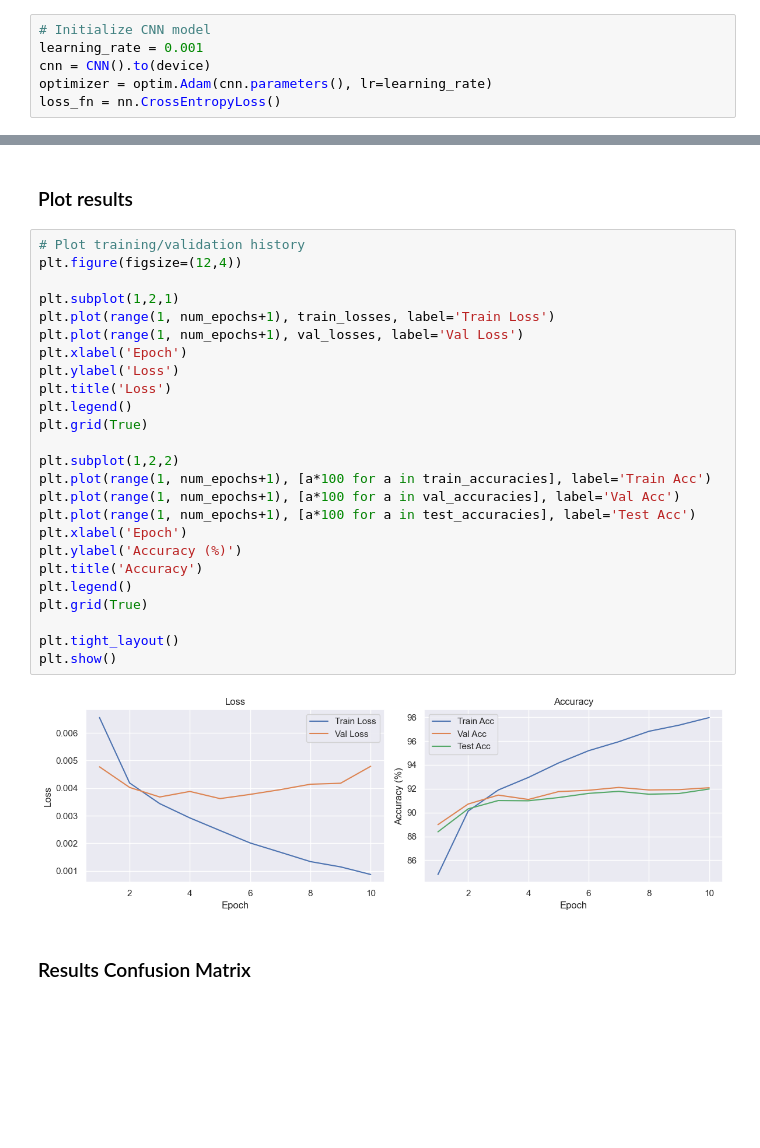
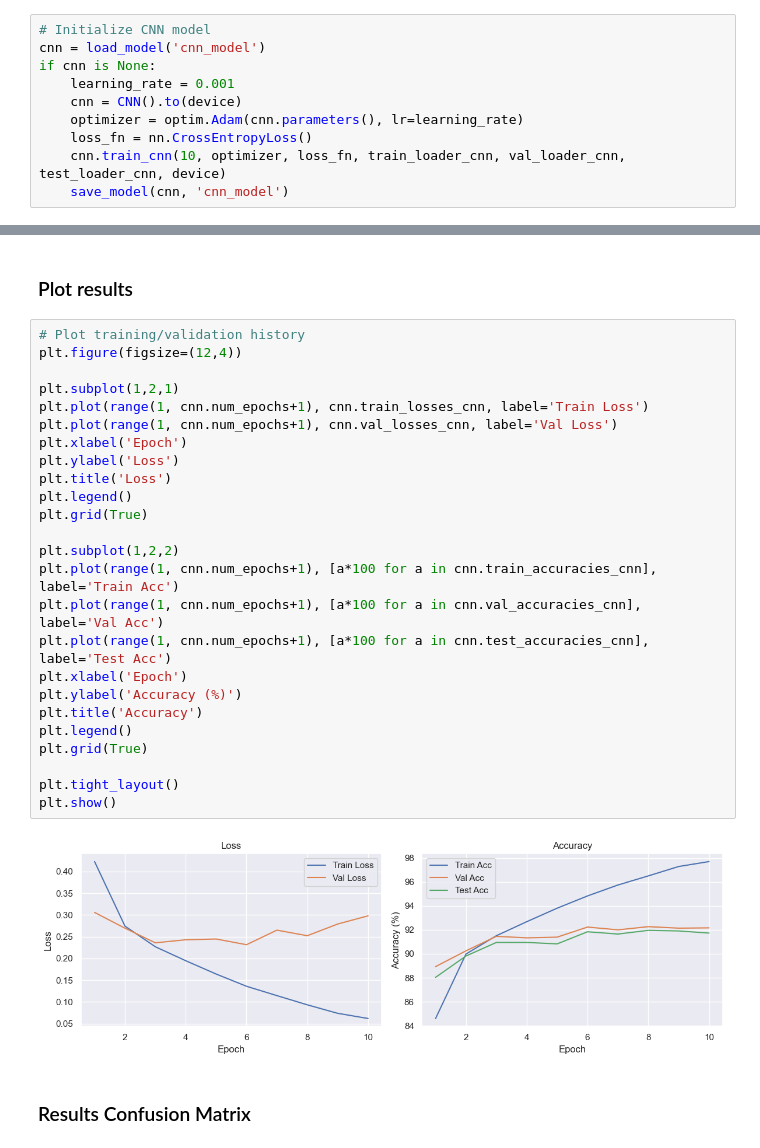
Before and after one commit to NickMilin/COMP551_A3, a Jupyter notebook: COMP551_A3.ipynb, the cells around one changed output, grey strips where cells are left out. Drawn from its saved outputs; the diff is of its cells as text; blank space fills up the shorter version.

```diff
--- a/COMP551_A3.ipynb
+++ b/COMP551_A3.ipynb
@@ -531,6 +506,10 @@ class CNN(nn.Module):
 # %%
 # Initialize CNN model
-learning_rate = 0.001
-cnn = CNN().to(device)
-optimizer = optim.Adam(cnn.parameters(), lr=learning_rate)
-loss_fn = nn.CrossEntropyLoss()
+cnn = load_model('cnn_model')
+if cnn is None:
+    learning_rate = 0.001
+    cnn = CNN().to(device)
+    optimizer = optim.Adam(cnn.parameters(), lr=learning_rate)
+    loss_fn = nn.CrossEntropyLoss()
+    cnn.train_cnn(10, optimizer, loss_fn, train_loader_cnn, val_loader_cnn, test_loader_cnn, device)
+    save_model(cnn, 'cnn_model')
@@ -629,30 +531,30 @@ Epoch 10/10: Train loss=0.0003, Train acc=99.36%, Val loss=0.0077, Val acc=92.01
 # %%
 # Plot training/validation history
 plt.figure(figsize=(12,4))
 
 plt.subplot(1,2,1)
-plt.plot(range(1, num_epochs+1), train_losses, label='Train Loss')
-plt.plot(range(1, num_epochs+1), val_losses, label='Val Loss')
+plt.plot(range(1, cnn.num_epochs+1), cnn.train_losses_cnn, label='Train Loss')
+plt.plot(range(1, cnn.num_epochs+1), cnn.val_losses_cnn, label='Val Loss')
 plt.xlabel('Epoch')
 plt.ylabel('Loss')
 plt.title('Loss')
 plt.legend()
 plt.grid(True)
 
 plt.subplot(1,2,2)
-plt.plot(range(1, num_epochs+1), [a*100 for a in train_accuracies], label='Train Acc')
-plt.plot(range(1, num_epochs+1), [a*100 for a in val_accuracies], label='Val Acc')
-plt.plot(range(1, num_epochs+1), [a*100 for a in test_accuracies], label='Test Acc')
+plt.plot(range(1, cnn.num_epochs+1), [a*100 for a in cnn.train_accuracies_cnn], label='Train Acc')
+plt.plot(range(1, cnn.num_epochs+1), [a*100 for a in cnn.val_accuracies_cnn], label='Val Acc')
+plt.plot(range(1, cnn.num_epochs+1), [a*100 for a in cnn.test_accuracies_cnn], label='Test Acc')
 plt.xlabel('Epoch')
 plt.ylabel('Accuracy (%)')
 plt.title('Accuracy')
 plt.legend()
 plt.grid(True)
 
 plt.tight_layout()
 plt.show()
 # %% [output]
-[figure, old version]
+[figure, new version]
 # %% [markdown]
 ### Results Confusion Matrix
 # %%
```
Also changed, not shown: parts of 10 cells of this notebook, 3 other files.
